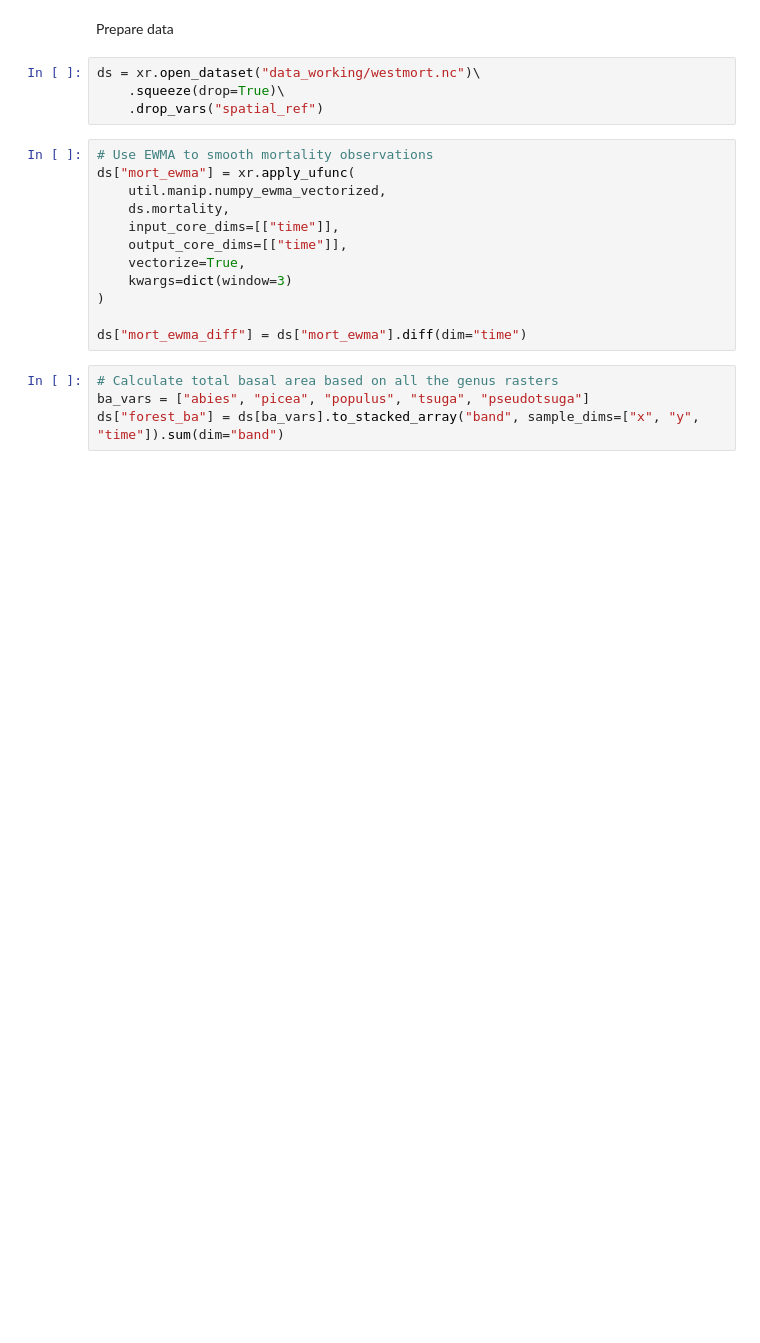
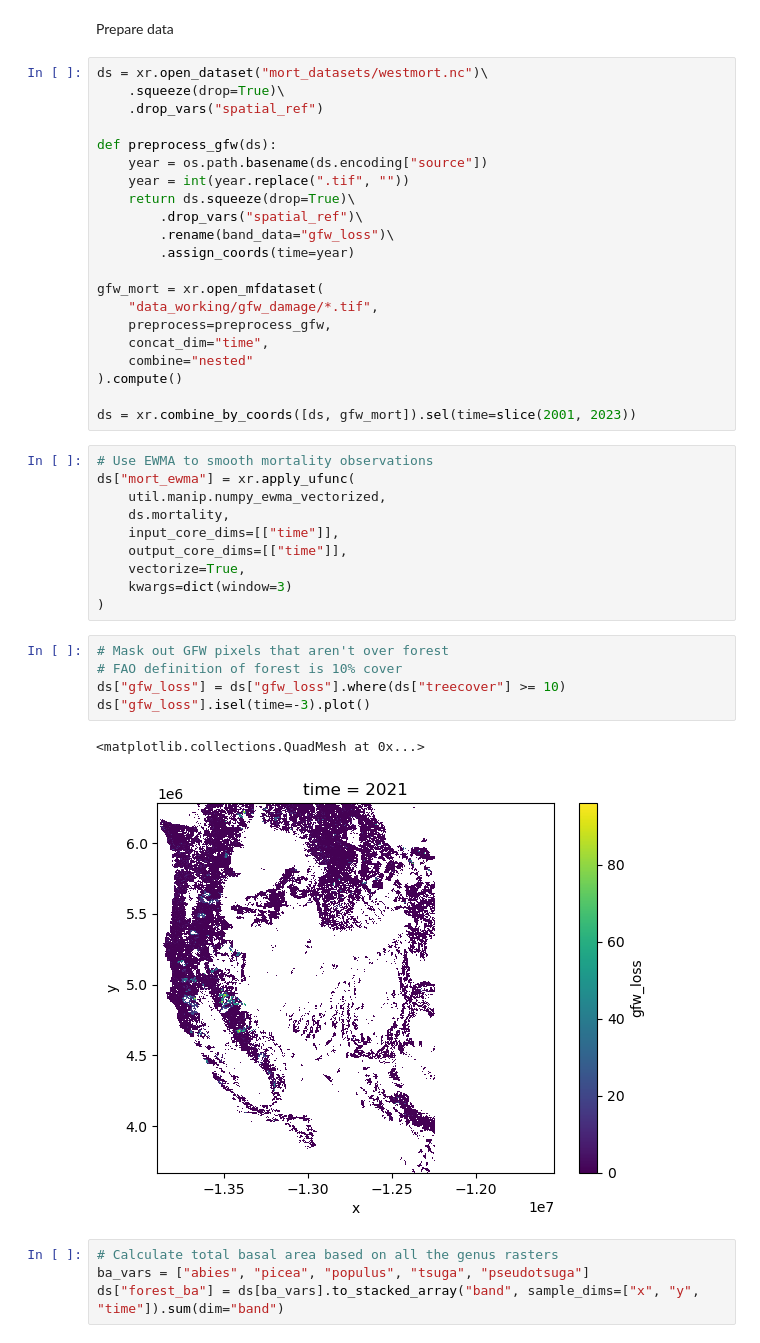
Before and after one commit to s-kganz/ForestLST, a Jupyter notebook: notebooks/preisler_convnet.ipynb, the cells around one changed output. Saved outputs shown, nothing was run; the diff lists cells and outputs as text; blank space fills up the shorter version.

```diff
--- a/notebooks/preisler_convnet.ipynb
+++ b/notebooks/preisler_convnet.ipynb
@@ -35,9 +32,26 @@ Cached:    0.0 GB
 # %% [markdown]
 Prepare data
 # %%
-ds = xr.open_dataset("data_working/westmort.nc")\
+ds = xr.open_dataset("mort_datasets/westmort.nc")\
     .squeeze(drop=True)\
     .drop_vars("spatial_ref")
+
+def preprocess_gfw(ds):
+    year = os.path.basename(ds.encoding["source"])
+    year = int(year.replace(".tif", ""))
+    return ds.squeeze(drop=True)\
+        .drop_vars("spatial_ref")\
+        .rename(band_data="gfw_loss")\
+        .assign_coords(time=year)
+
+gfw_mort = xr.open_mfdataset(
+    "data_working/gfw_damage/*.tif",
+    preprocess=preprocess_gfw,
+    concat_dim="time",
+    combine="nested"
+).compute()
+
+ds = xr.combine_by_coords([ds, gfw_mort]).sel(time=slice(2001, 2023))
 # %%
 # Use EWMA to smooth mortality observations
 ds["mort_ewma"] = xr.apply_ufunc(
@@ -48,8 +62,14 @@ ds["mort_ewma"] = xr.apply_ufunc(
     vectorize=True,
     kwargs=dict(window=3)
 )
-
-ds["mort_ewma_diff"] = ds["mort_ewma"].diff(dim="time")
+# %%
+# Mask out GFW pixels that aren't over forest
+# FAO definition of forest is 10% cover
+ds["gfw_loss"] = ds["gfw_loss"].where(ds["treecover"] >= 10)
+ds["gfw_loss"].isel(time=-3).plot()
+# %% [output]
+<matplotlib.collections.QuadMesh at 0x...>
+[figure, added]
 # %%
 # Calculate total basal area based on all the genus rasters
 ba_vars = ["abies", "picea", "populus", "tsuga", "pseudotsuga"]
```
Also changed, not shown: parts of 44 cells of this notebook.
